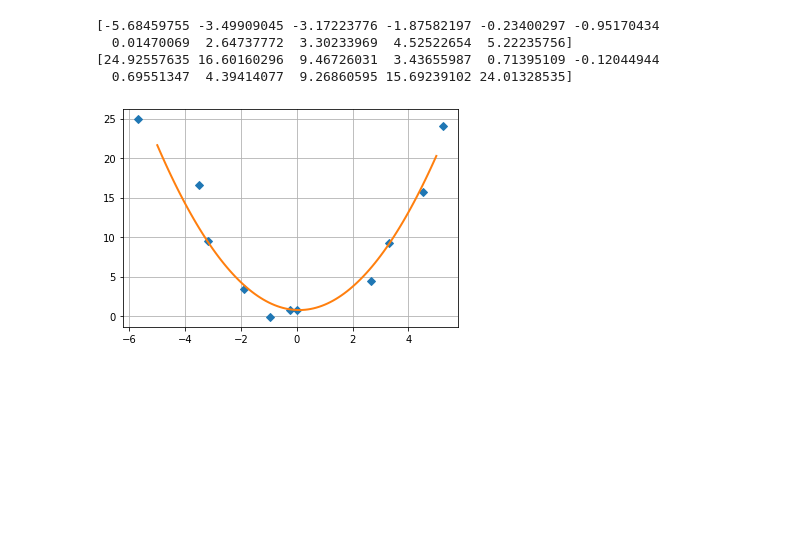
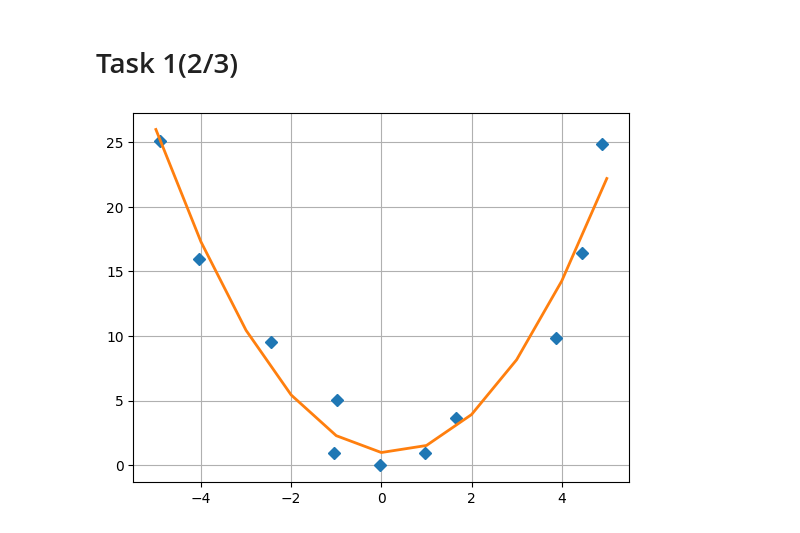
Before and after one commit to rel1nce/PYUHW, a Jupyter notebook: HW4/HW4.ipynb, the cells around one changed output. Cells and saved outputs as stored; diff of their text form; code cells hidden in the pictures; blank space fills up the shorter version.

Commit message:
add some tasks from 4 HW

```diff
--- a/HW4/HW4.ipynb
+++ b/HW4/HW4.ipynb
@@ -3,35 +24,23 @@
+# %% [markdown]
+# Task 1(2/3)
 # %%
-import numpy as np
-import matplotlib.pyplot as plt
 from numpy import *
 from numpy.random import *
 
-DELTA = 2
+DELTA = 1.5
+randomValue = DELTA * (rand(11) - 0.25)
 x = linspace(-5, 5, 11)
-y = x**2 + DELTA * (rand(11) - 0.5)
+y = x ** 2 + randomValue
 
-x += DELTA * (rand(11) - 0.5)
+x += randomValue
 
-x.tofile('x_data.txt', '\n')
-y.tofile('y_data.txt', '\n')
-
-x = fromfile('x_data.txt', float, sep = '\n')
-y = fromfile('y_data.txt', float, sep = '\n')
-
-print(x)
-print(y)
-
-m = vstack((x**2, x, ones(11))).T
+m = vstack((x ** 2, x, ones(11))).T
 s = np.linalg.lstsq(m, y, rcond = None)[0]
 
-x_prec = linspace(-5, 5, 101)
+x_prec = linspace(-5, 5, 11)
+
 plt.plot(x, y, 'D')
 plt.plot(x_prec, s[0] * x_prec**2 + s[1] * x_prec + s[2], '-', lw = 2)
 plt.grid()
-plt.savefig('Парабола.png')
 # %% [output]
-[-5.68459755 -3.49909045 -3.17223776 -1.87582197 -0.23400297 -0.95170434
-  0.01470069  2.64737772  3.30233969  4.52522654  5.22235756]
-[24.92557635 16.60160296  9.46726031  3.43655987  0.71395109 -0.12044944
-  0.69551347  4.39414077  9.26860595 15.69239102 24.01328535]
-[figure, old version]
+[figure, new version]
```
Also changed, not shown: parts of 4 cells of this notebook, 1 other file.
